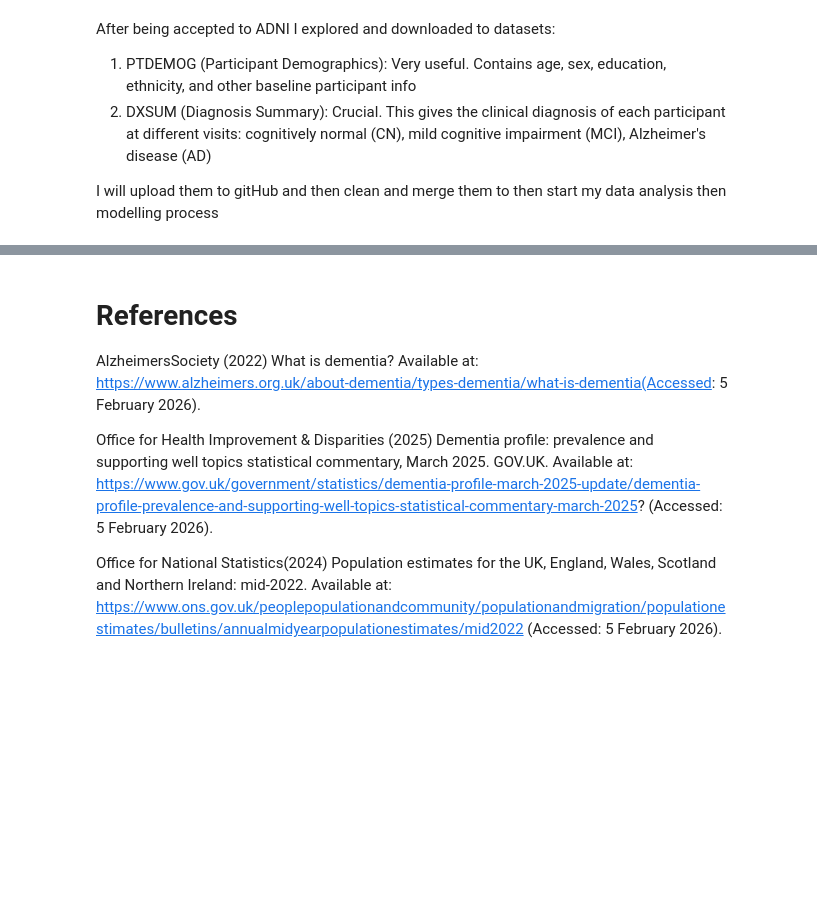
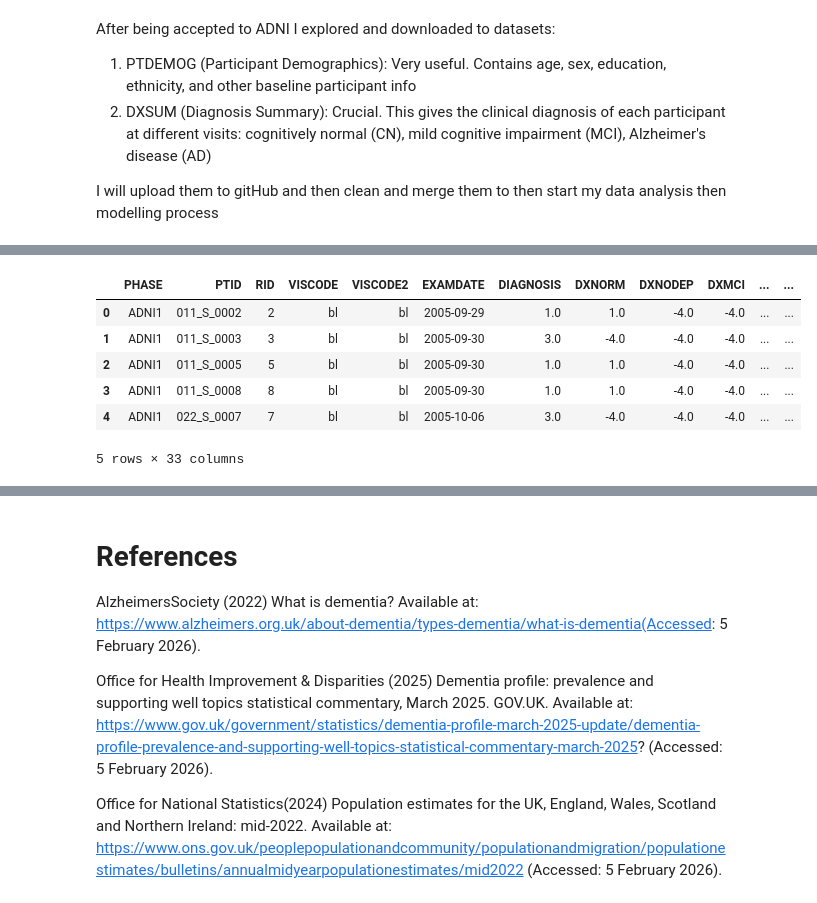
Before and after one commit to Unbreakable60000/DementiaDetection, a Jupyter notebook: model.ipynb, the cells around one changed output, grey strips where cells are left out. Saved outputs shown, nothing was run; the diff lists cells and outputs as text; code cells hidden in the pictures; blank space fills up the shorter version.

```diff
--- a/model.ipynb
+++ b/model.ipynb
@@ -348,0 +397,14 @@ for filename in os.listdir(sourceFolder):
+# %%
+#dropping columns so far...
+DXSUMDFV2 = DXSUMDF.drop(["LANGUAGE_CODE","HAS_QC_ERROR","update_stamp","DD_CRF_VERSION_LABEL","USERDATE2","USERDATE",
+ "SITEID","ID" ], axis=1)
+# %%
+DXSUMDFV2.head()
+# %% [output]
+|  | PHASE | PTID | RID | VISCODE | VISCODE2 | EXAMDATE | DIAGNOSIS | DXNORM | DXNODEP | DXMCI | ... | ... |
+| 0 | ADNI1 | 011_S_0002 | 2 | bl | bl | 2005-09-29 | 1.0 | 1.0 | -4.0 | -4.0 | ... | ... |
+| 1 | ADNI1 | 011_S_0003 | 3 | bl | bl | 2005-09-30 | 3.0 | -4.0 | -4.0 | -4.0 | ... | ... |
+| 2 | ADNI1 | 011_S_0005 | 5 | bl | bl | 2005-09-30 | 1.0 | 1.0 | -4.0 | -4.0 | ... | ... |
+| 3 | ADNI1 | 011_S_0008 | 8 | bl | bl | 2005-09-30 | 1.0 | 1.0 | -4.0 | -4.0 | ... | ... |
+| 4 | ADNI1 | 022_S_0007 | 7 | bl | bl | 2005-10-06 | 3.0 | -4.0 | -4.0 | -4.0 | ... | ... |
+5 rows × 33 columns
```
Also changed, not shown: parts of 20 cells of this notebook.
